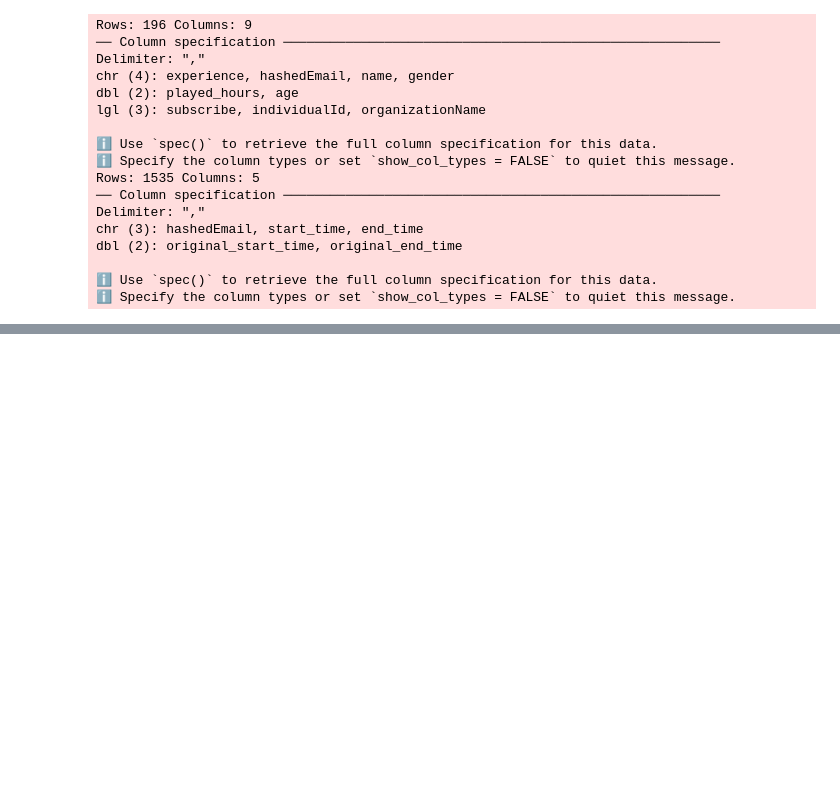
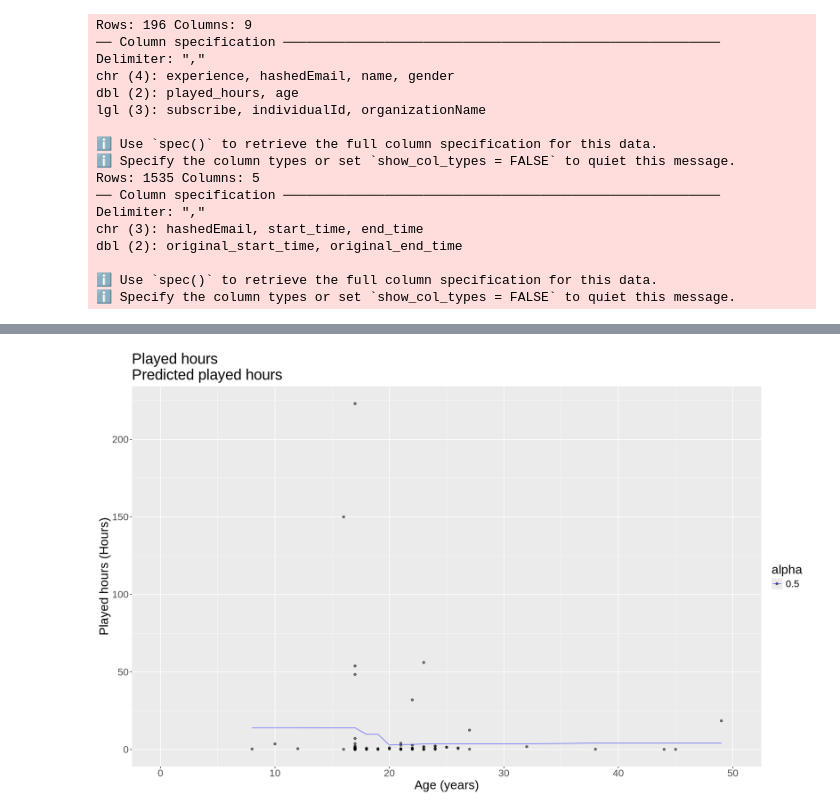
Before and after one commit to harpreeto6/Data_Science_Project, a Jupyter notebook: Minecraft_Analysis.ipynb, the cells around one changed output, grey strips where cells are left out. Drawn from its saved outputs; the diff is of its cells as text; code cells hidden in the pictures; blank space fills up the shorter version.

```diff
--- a/Minecraft_Analysis.ipynb
+++ b/Minecraft_Analysis.ipynb
@@ -254,7 +237,7 @@ Warning message:
 merged_final <- ungroup(merged_final)
 
 merged_final_no_outliers <- merged_final |>
-                            filter(age < 80, age > 5, number_of_sessions < 250)
+                            filter(age < 80, age > 5)
 # merged_final_no_outliers
 merged_final_age_split <- initial_split(merged_final_no_outliers, prop = .75, strata = age)
 hours_age_training <- training(merged_final_age_split)
@@ -410,20 +437,23 @@ hours_sessions_fit_summary
 # %%
 
 hours_age_predicted_data <- hours_age_best_fit |>
-          predict(hours_age_testing) |>
-          bind_cols(hours_age_testing)
+          predict(hours_age_training) |>
+          bind_cols(hours_age_training)
 
 
-hours_age_plot <- merged_final |>
+hours_age_plot <- hours_age_predicted_data |>
                     ggplot(aes(x = age, y = played_hours, alpha = 0.5)) +
-                    geom_bar(stat = "identity") +
+                    # geom_bar(stat = "identity") +
+                    geom_point()+
                     geom_line(data = hours_age_predicted_data,aes(x = age, y = .pred), color = "blue") +
                     xlim(c(0, 50))+
                     labs( x = "Age (years)", y = "Played hours (Hours)",
                          title = "Played hours\nPredicted played hours") +
                     theme(text = element_text(size = 20))
 
 
 hours_age_plot
+# %% [output]
+[figure, added]
 # %%
 hours_experience_predicted_data <- hours_experience_best_fit |>
```
Also changed, not shown: parts of 11 cells of this notebook.
